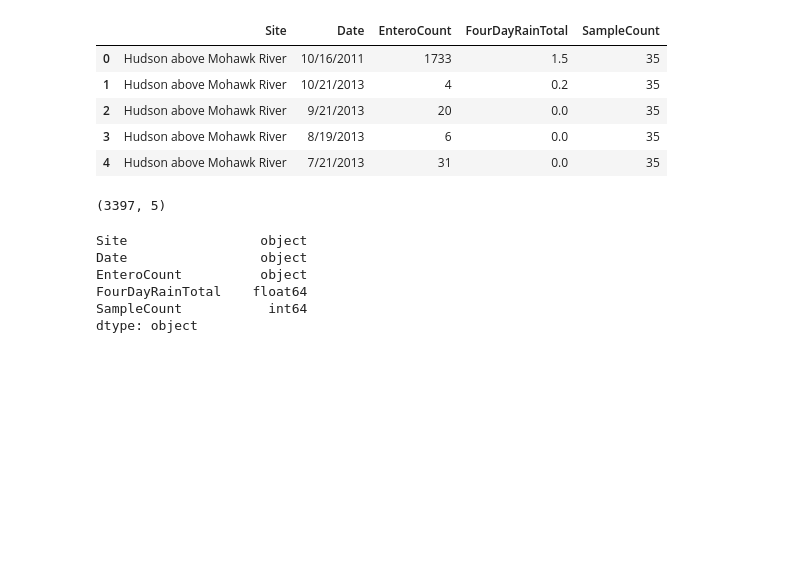
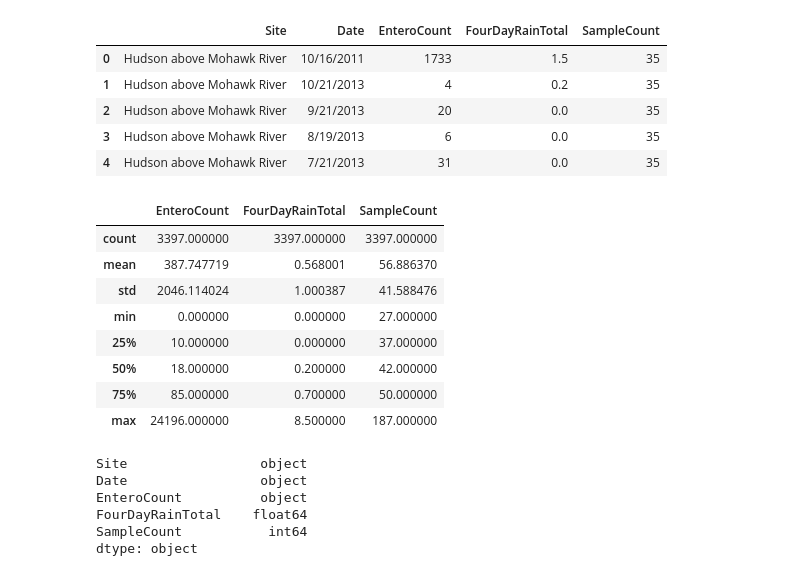
Before and after one commit to jhamski/IS608-DataVisualization-Assignments-Spring2016, a Jupyter notebook: Assignment 4/JamesHamski_assignment_4.ipynb, the cells around one changed output. Drawn from its saved outputs; the diff is of its cells as text; code cells hidden in the pictures; blank space fills up the shorter version.

```diff
--- a/Assignment 4/JamesHamski_assignment_4.ipynb
+++ b/Assignment 4/JamesHamski_assignment_4.ipynb
@@ -30,9 +30,17 @@ raw_RiverKeeper_data.head()
 | 3 | Hudson above Mohawk River | 8/19/2013 | 6 | 0.0 | 35 |
 | 4 | Hudson above Mohawk River | 7/21/2013 | 31 | 0.0 | 35 |
 # %%
-raw_RiverKeeper_data.shape
+raw_RiverKeeper_data.describe()
 # %% [output]
-(3397, 5)
+|  | EnteroCount | FourDayRainTotal | SampleCount |
+| count | 3397.000000 | 3397.000000 | 3397.000000 |
+| mean | 387.747719 | 0.568001 | 56.886370 |
+| std | 2046.114024 | 1.000387 | 41.588476 |
+| min | 0.000000 | 0.000000 | 27.000000 |
+| 25% | 10.000000 | 0.000000 | 37.000000 |
+| 50% | 18.000000 | 0.200000 | 42.000000 |
+| 75% | 85.000000 | 0.700000 | 50.000000 |
+| max | 24196.000000 | 8.500000 | 187.000000 |
 # %%
 raw_RiverKeeper_data.dtypes
 # %% [output]
```
Also changed, not shown: parts of 2 cells of this notebook.
